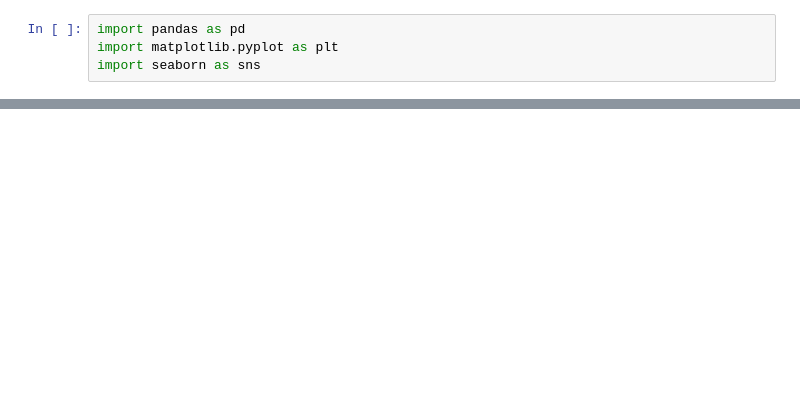
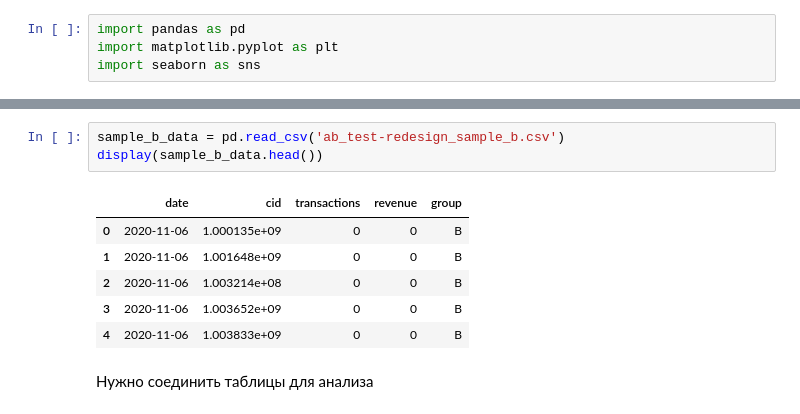
Before and after one commit to Vezdexod/sf_data_science, a Jupyter notebook: Data_Science_memory/EDA5/EDA5.5.ipynb, the cells around one changed output, grey strips where cells are left out. Drawn from its saved outputs; the diff is of its cells as text; blank space fills up the shorter version.

```diff
--- a/Data_Science_memory/EDA5/EDA5.5.ipynb
+++ b/Data_Science_memory/EDA5/EDA5.5.ipynb
@@ -38,0 +98,12 @@ import seaborn as sns
+# %%
+sample_b_data = pd.read_csv('ab_test-redesign_sample_b.csv')
+display(sample_b_data.head())
+# %% [output]
+|  | date | cid | transactions | revenue | group |
+| 0 | 2020-11-06 | 1.000135e+09 | 0 | 0 | B |
+| 1 | 2020-11-06 | 1.001648e+09 | 0 | 0 | B |
+| 2 | 2020-11-06 | 1.003214e+08 | 0 | 0 | B |
+| 3 | 2020-11-06 | 1.003652e+09 | 0 | 0 | B |
+| 4 | 2020-11-06 | 1.003833e+09 | 0 | 0 | B |
+# %% [markdown]
+Нужно соединить таблицы для анализа
```
Also changed, not shown: parts of 24 cells of this notebook, 10 other files.
